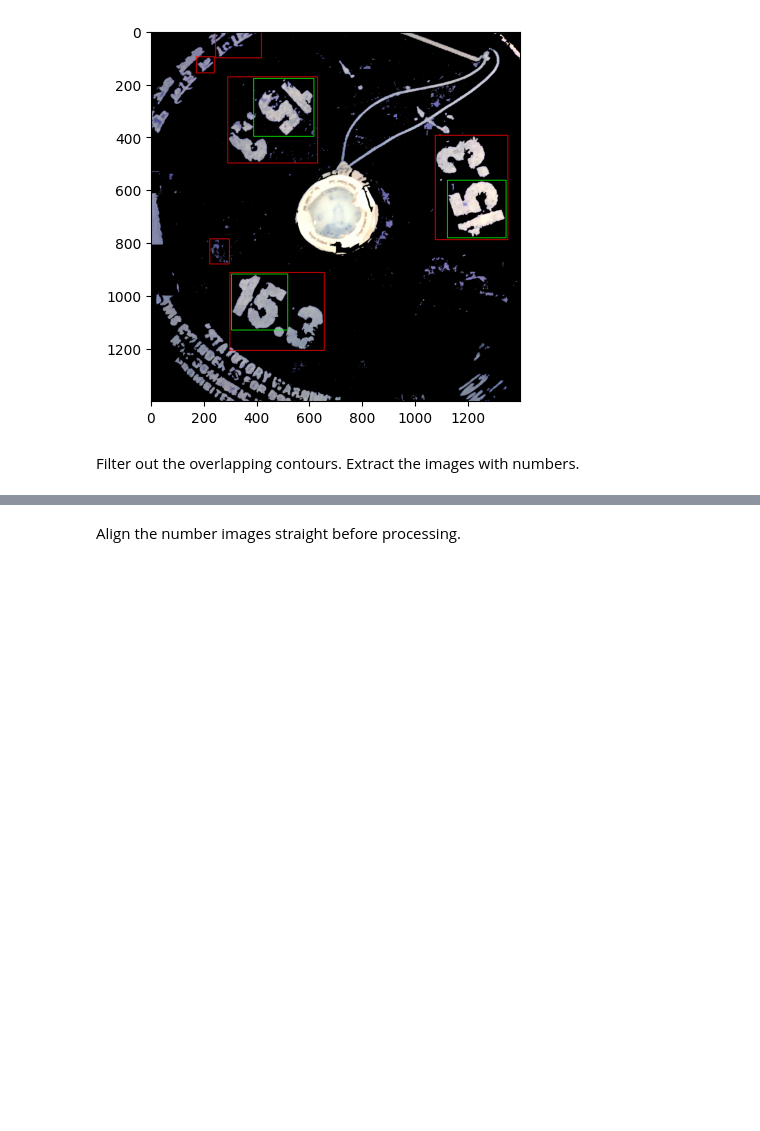
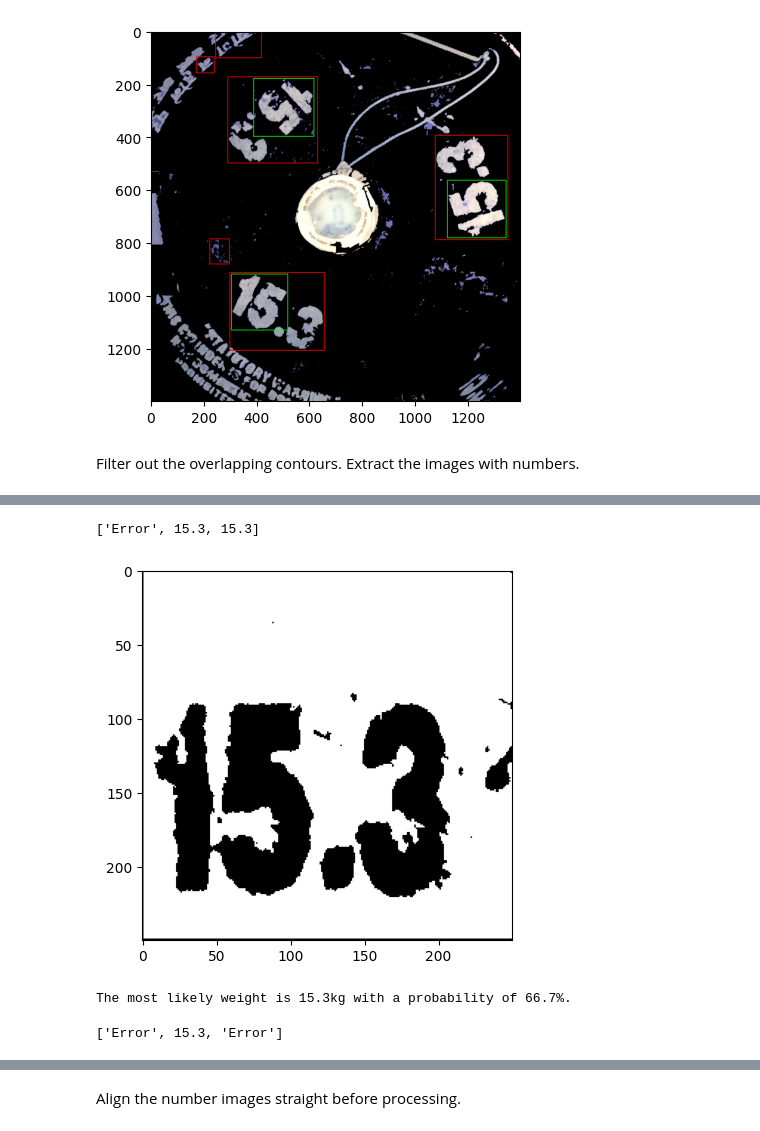
Before and after one commit to siddeshwarnavink/gas-cylinder-weight, a Jupyter notebook: gas-cylinder-weight/code-testing/non-pointer-solution(copy).ipynb, the cells around one changed output, grey strips where cells are left out. Drawn from its saved outputs; the diff is of its cells as text; code cells hidden in the pictures; blank space fills up the shorter version.

```diff
--- a/gas-cylinder-weight/code-testing/non-pointer-solution(copy).ipynb
+++ b/gas-cylinder-weight/code-testing/non-pointer-solution(copy).ipynb
@@ -160,0 +216,71 @@ Number of images extracted: 3
+# %%
+import re
+
+def remove_special_characters_and_letters(input_string):
+    # Remove special characters and letters using regular expressions
+    cleaned_string = re.sub('[^0-9]', '', input_string)
+    return cleaned_string
+# %%
+test_img = cropped_number_image[0]
+numbers_predicted=[]
+for test_img in cropped_number_image:
+    new_img =cv2.resize(test_img,(250,250))
+    gray = cv2.cvtColor(new_img,cv2.COLOR_RGB2GRAY)
+    arr=np.array(gray)
+    for rows in range(len(arr[0])):
+        for cols in range(len(arr)):
+            if arr[rows][cols] <100 :
+                arr[rows][cols] = 255
+            else :
+                arr[rows][cols]= 0
+    color =cv2.cvtColor(arr,cv2.COLOR_GRAY2RGB)
+    plt.imshow(color)
+    recognized_text=pytesseract.image_to_string(color,config='--psm 11 --oem 3 ')
+    number = remove_special_characters_and_letters(recognized_text)
+    if number == '' or float(number)<20 :
+        actual_number = 'Error'
+    elif float(number) < 100 :
+        actual_number = float(number)/10+10
+
+    else :
+        actual_number = float(number)/10
+    numbers_predicted.append(actual_number)
+
+    # if(recognized_text==''):
+    #     numbers_predicted.append('Error')
+    # else:
+    #     numbers_predicted.append(float(recognized_text))
+print(numbers_predicted)
+# %% [output]
+['Error', 15.3, 15.3]
+[figure, added]
+# %%
+from collections import Counter
+
+def print_max_occurrence(items):
+    # Count the occurrences of each item in the list
+    counter = Counter(items)
+
+    # Get the most common item and its occurrence
+    most_common_item, occurrence = counter.most_common(1)[0]
+
+    # Print the most common item and its occurrence
+    print(f"The most likely weight is {most_common_item}kg with a probability of {round(occurrence/3,3)*100}%.")
+
+print_max_occurrence(numbers_predicted)
+# %% [output]
+The most likely weight is 15.3kg with a probability of 66.7%.
+# %%
+numbers_predicted=[]
+print('\n')
+for img in cropped_number_image:
+    recognized_text=pytesseract.image_to_string(img,config='--psm 6 --oem 3 ')
+
+    if(recognized_text==''):
+        numbers_predicted.append('Error')
+    else:
+        numbers_predicted.append(float(recognized_text))
+print(numbers_predicted)
+print('\n')
+# %% [output]
+['Error', 15.3, 'Error']
```
Also changed, not shown: parts of 5 cells of this notebook, 1 other file.
